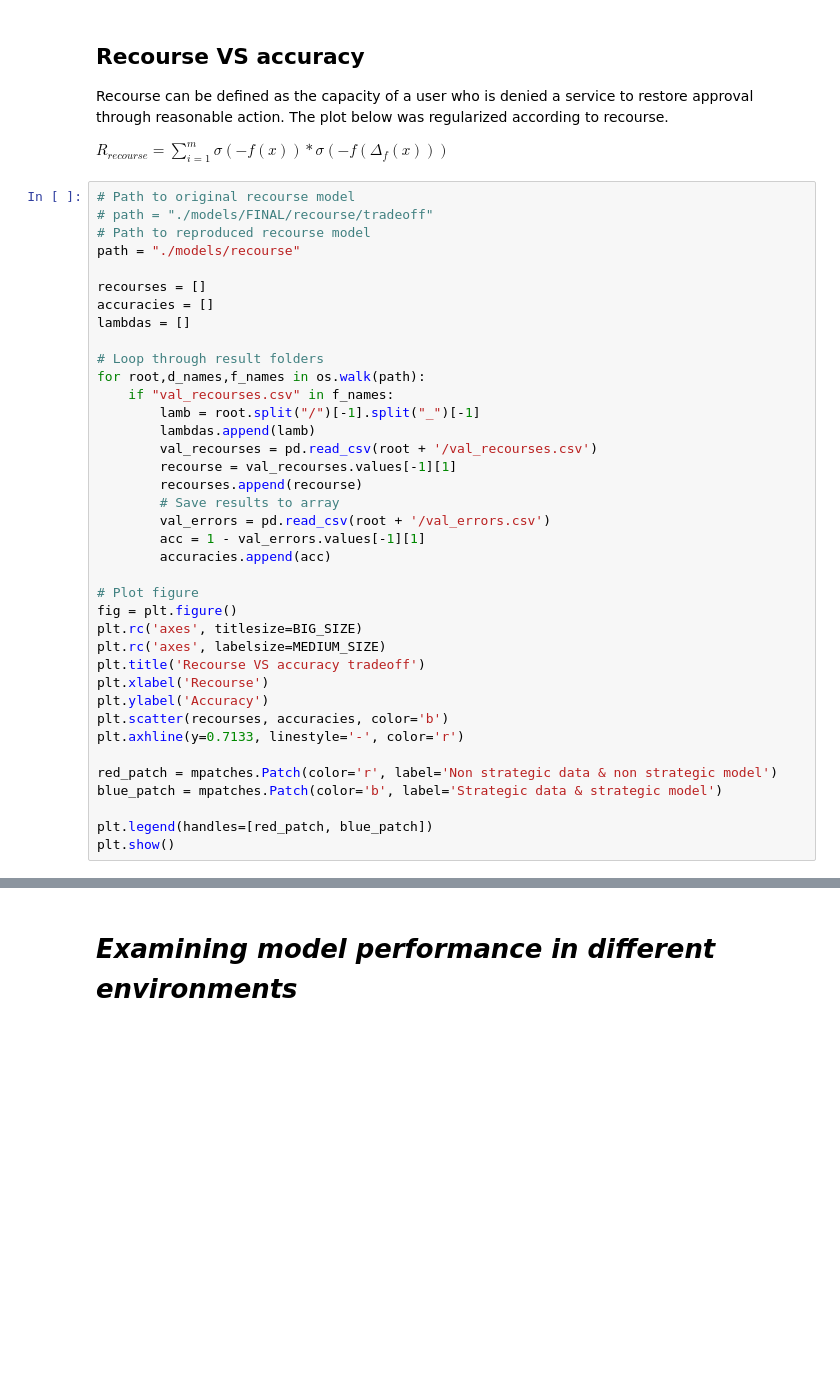
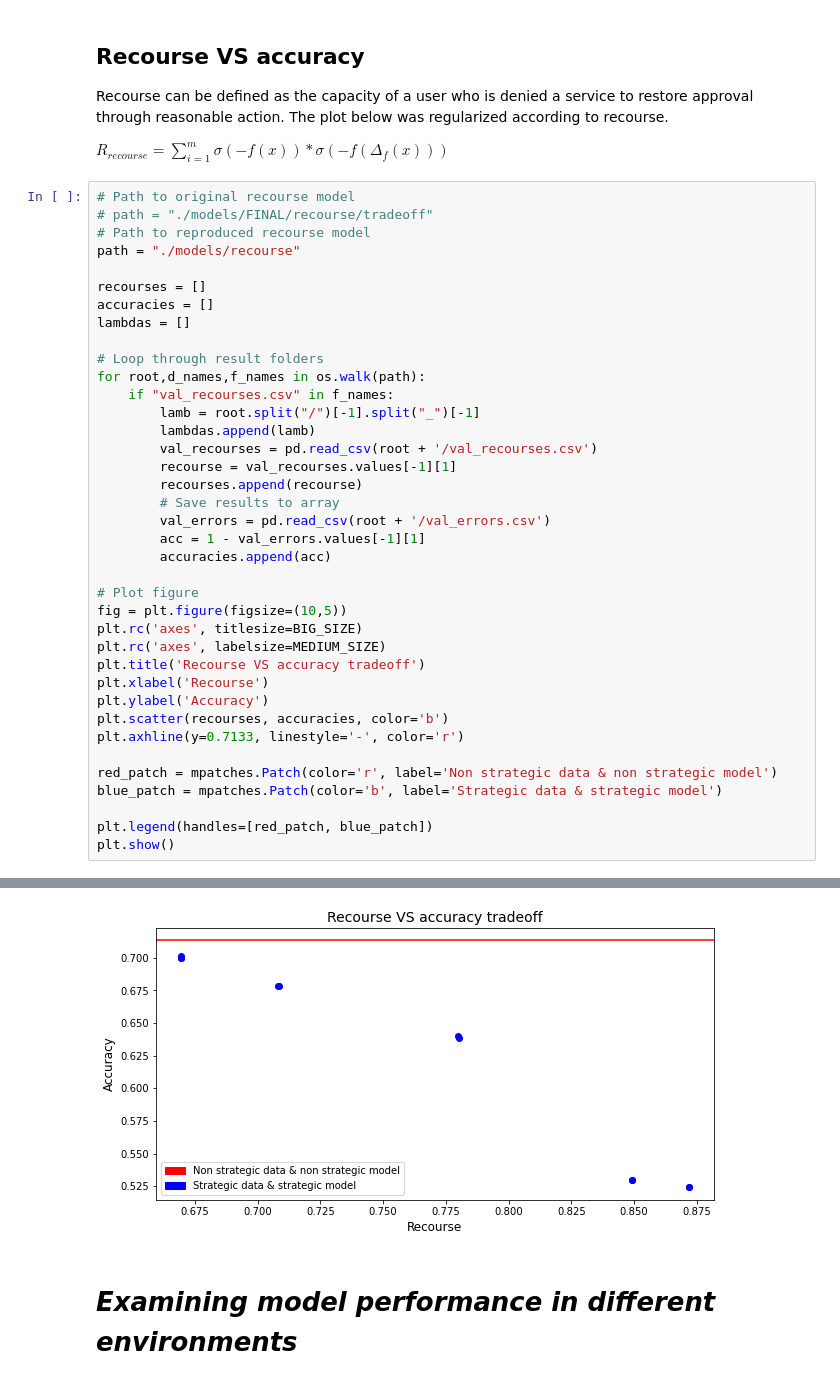
Before and after one commit to GuillyK/FACT-ai, a Jupyter notebook: Reproduction plots.ipynb, the cells around one changed output, grey strips where cells are left out. Drawn from its saved outputs; the diff is of its cells as text; blank space fills up the shorter version.

```diff
--- a/Reproduction plots.ipynb
+++ b/Reproduction plots.ipynb
@@ -153,7 +152,7 @@ for root,d_names,f_names in os.walk(path):
         accuracies.append(acc)
 
 # Plot figure
-fig = plt.figure()
+fig = plt.figure(figsize=(10,5))
 plt.rc('axes', titlesize=BIG_SIZE)
 plt.rc('axes', labelsize=MEDIUM_SIZE)
 plt.title('Recourse VS accuracy tradeoff')
@@ -173,3 +170,4 @@ plt.show()
+[figure, added]
 # %% [markdown]
 # *Examining model performance in different environments*
 # %% [markdown]
```
Also changed, not shown: parts of 7 cells of this notebook.
